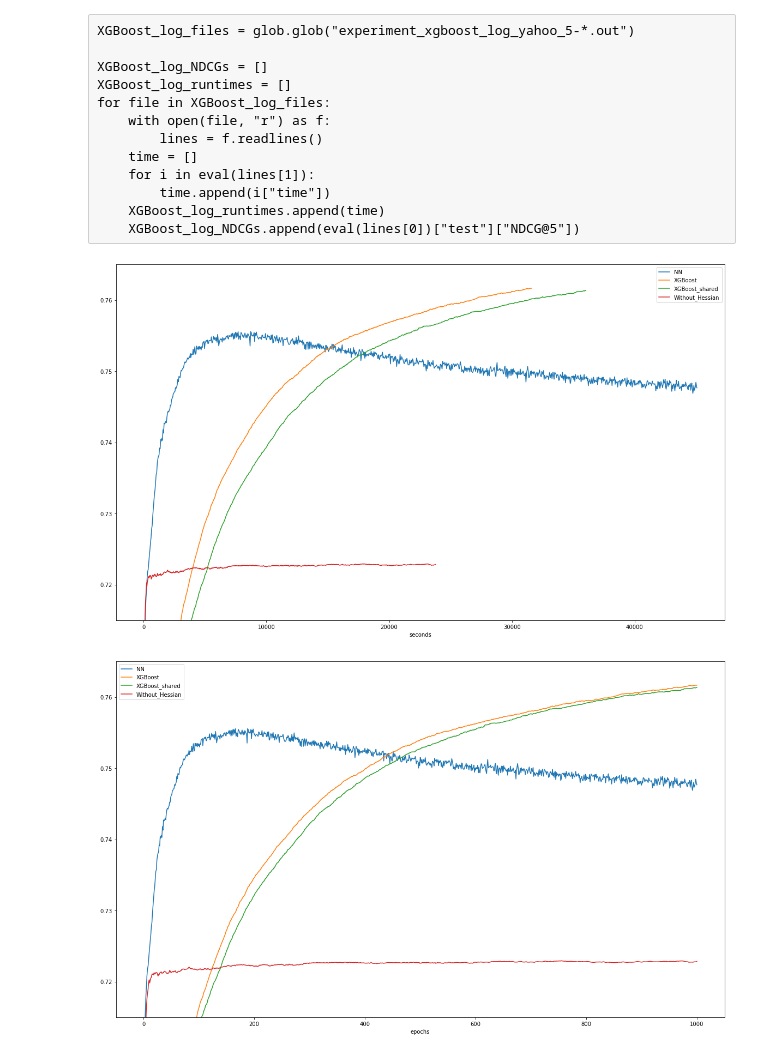
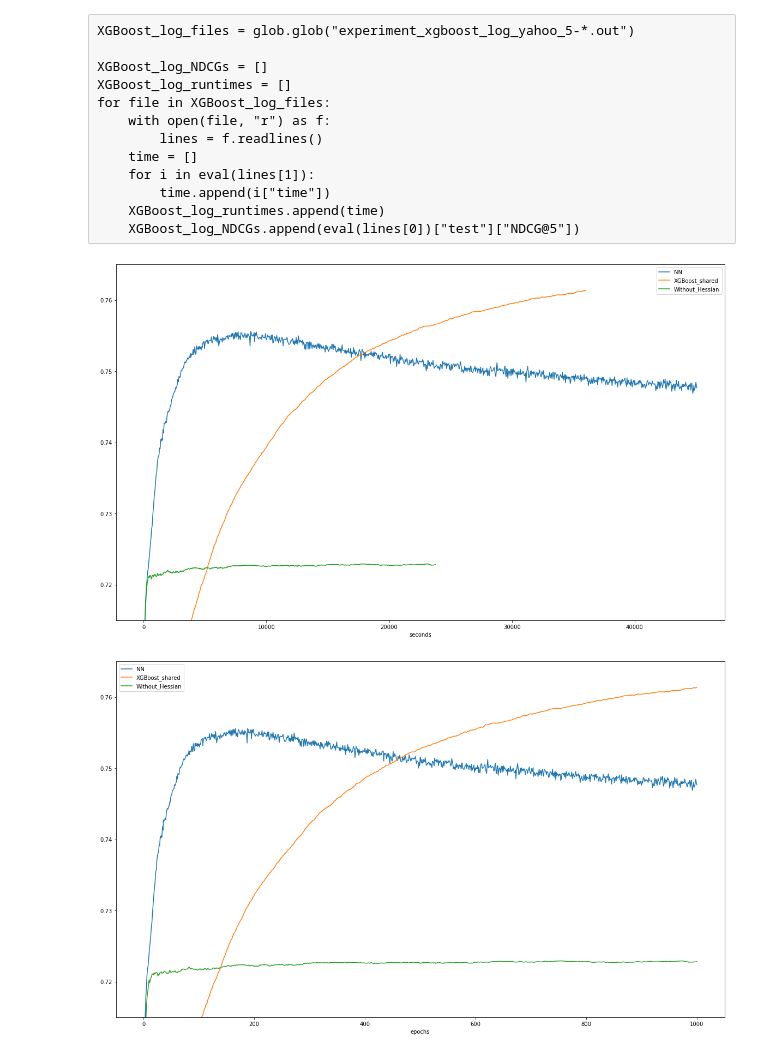
Before and after one commit to jkang98/plrank-short-paper, a Jupyter notebook: experiments/yahoo/K=5/plot_K_5_yahoo.ipynb, the cells around one changed output. Saved outputs shown, nothing was run; the diff lists cells and outputs as text; code cells hidden in the pictures.

```diff
--- a/experiments/yahoo/K=5/plot_K_5_yahoo.ipynb
+++ b/experiments/yahoo/K=5/plot_K_5_yahoo.ipynb
@@ -101,11 +101,11 @@ plt.plot(
 #     np.mean(np.array(NN_log_NDCGs), axis=0),
 #     label="NN_log",
 # )
-plt.plot(
-    np.mean(np.array(XGBoost_runtimes), axis=0),
-    np.mean(np.array(XGBoost_NDCGs), axis=0),
-    label="XGBoost",
-)
+# plt.plot(
+#     np.mean(np.array(XGBoost_runtimes), axis=0),
+#     np.mean(np.array(XGBoost_NDCGs), axis=0),
+#     label="XGBoost",
+# )
 plt.plot(
     np.mean(np.array(XGBoost_shared_runtimes), axis=0),
     np.mean(np.array(XGBoost_shared_NDCGs), axis=0),
@@ -126,34 +126,34 @@ plt.legend()
 plt.xlabel("seconds")
 plt.show()
 # %% [output]
-[figure, old version]
+[figure, new version]
 # %%
 plt.figure(figsize=(20, 12))
 plt.plot(
     np.arange(0, 1001), np.mean(np.array(NN_NDCGs), axis=0), label="NN",
 )
 # plt.plot(
 #     np.arange(0, 501), np.mean(np.array(NN_log_NDCGs), axis=0), label="NN_log",
 # )
-plt.plot(
-    np.arange(1, 1001), np.mean(np.array(XGBoost_NDCGs), axis=0), label="XGBoost",
-)
+# plt.plot(
+#     np.arange(1, 1001), np.mean(np.array(XGBoost_NDCGs), axis=0), label="XGBoost",
+# )
 plt.plot(
     np.arange(1, 1001),
     np.mean(np.array(XGBoost_shared_NDCGs), axis=0),
     label="XGBoost_shared",
 )
 # plt.plot(
 #     np.arange(1, 501), np.mean(np.array(XGBoost_log_NDCGs), axis=0), label="XGBoost_log",
 # )
 plt.plot(
     np.arange(1, 1001),
     np.mean(np.array(Without_Hessian_NDCGs), axis=0),
     label="Without_Hessian",
 )
 plt.ylim(0.715, 0.765)
 plt.legend()
 plt.xlabel("epochs")
 plt.show()
 # %% [output]
-[figure, old version]
+[figure, new version]
```
Also changed, not shown: 33 other files.
